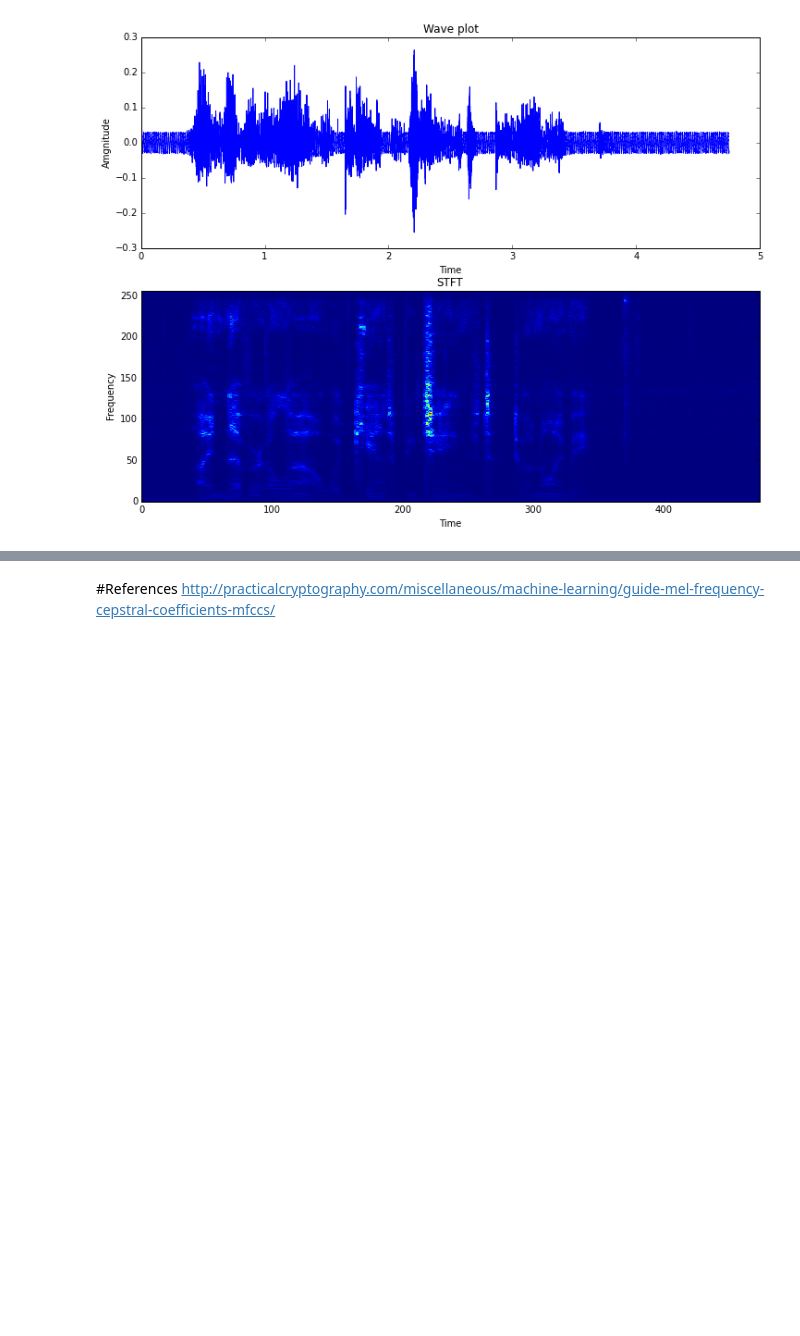
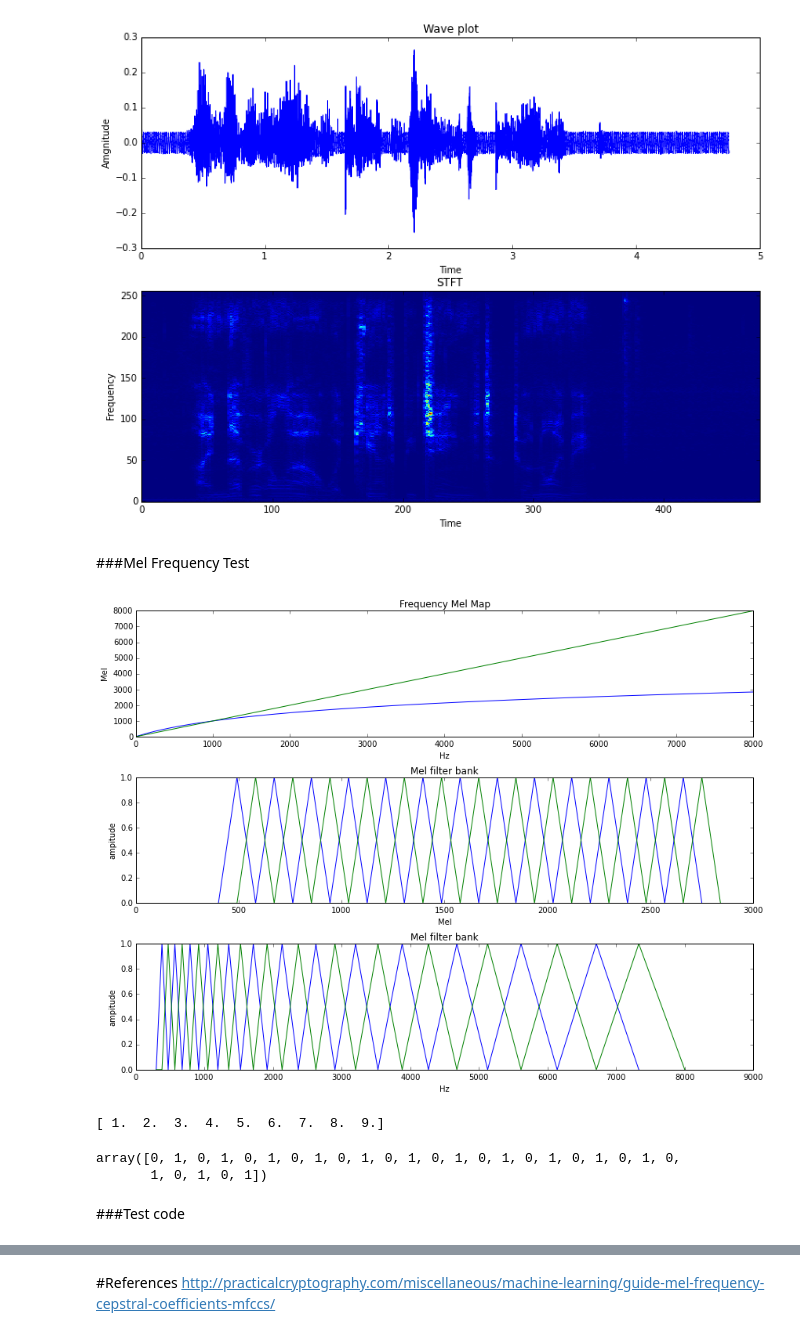
Before and after one commit to lambdalpha/ml4, a Jupyter notebook: notebooks/Speech Recognition Step 1 Data preparation.ipynb, the cells around one changed output, grey strips where cells are left out. Cells and saved outputs as stored; diff of their text form; code cells hidden in the pictures; blank space fills up the shorter version.

Commit message:
Added Mel filterbanks

```diff
--- a/notebooks/Speech Recognition Step 1 Data preparation.ipynb
+++ b/notebooks/Speech Recognition Step 1 Data preparation.ipynb
@@ -141,14 +142,26 @@ def stft(frames, nfft=512):
 
 def specpower(sigfft, nfft=512):
     """using the result of stft to calculate the power"""
-    mag = np.absolute(sigfft) # magnitude
+    mag = np.absolute(sigfft) # Magnitude spectrum computation
     return 1. / nfft * np.square(mag)
 
 def logspecpower(specpow, threshold='y'):
     """log10 of spectrum power"""
+    #FIXME
     pth = max(specpow) * 1e-20
-    logspec = np.log10(specpow)
+    logspec = np.log10(max(specpow, pth))
     return logspec
+
+def meltrifilter(n=26, framerate=16000, lower=300, upper=8000):
+    """Compute Mel-spaced filterbank"""
+    mlow = hz2mel(lower)
+    mup  = hz2mel(upper)
+    mstep = (mup - mlow) / (n + 1)
+    # num of points = num of triangulars + 2
+    N = n + 2
+    M = np.array(range(0, N)) * mstep + mlow
+    H = mel2hz(M)
+    return (M, H)
 
 def mfcc_compute(signal, ncep=13, wlen=0.0250,step=0.010, alpha=0.97, samplereate=16000):
     """compute mfcc"""
@@ -224,6 +209,60 @@ emphasised signal is  [ -6.10351562e-04   1.66015625e-03  -1.03744507e-02  -5.95
    1.25854492e-03  -1.80297852e-03   1.64794922e-05  -2.38067627e-03
    2.46276855e-04   2.22137451e-03]
 [figure]
+# %% [markdown]
+###Mel Frequency Test
+# %%
+import matplotlib
+import matplotlib.pyplot as plt
+#matplotlib.style.use('ggplot')
+%matplotlib inline
+
+hz = np.array(range(0, 8000))
+mel = hz2mel(hz)
+fs = 16000
+filternum = 20
+
+hz2 = mel2hz(mel)
+(M, H) = meltrifilter(26, 16000, 300, 8000)
+index = range(0, 26+2)
+
+y1 = np.array([ x % 2 for x in range(0, 26+2)])
+y2 = np.append([0], y1[0:-1])
+
+
+plt.figure(figsize=(12,9))
+plt.subplot(3,1,1)
+plt.plot(hz, mel)
+plt.plot(hz, hz)
+plt.xlabel('Hz')
+plt.ylabel('Mel')
+plt.title("Frequency Mel Map")
+
+# plot mel filter banks
+plt.subplot(3,1,2)
+plt.plot(M[:-1],y1[:-1])
+plt.plot(M, y2)
+plt.xlabel('Mel')
+plt.ylabel('ampitude')
+plt.title("Mel filter bank")
+
+plt.subplot(3,1,3)
+plt.plot(H[:-1],y1[:-1])
+plt.plot(H, y2)
+plt.xlabel('Hz')
+plt.ylabel('ampitude')
+plt.title("Mel filter bank")
+plt.tight_layout()
+plt.show()
+print(hz2[1:10])
+y1
+# %% [output]
+[figure, added]
+[ 1.  2.  3.  4.  5.  6.  7.  8.  9.]
+array([0, 1, 0, 1, 0, 1, 0, 1, 0, 1, 0, 1, 0, 1, 0, 1, 0, 1, 0, 1, 0, 1, 0,
+       1, 0, 1, 0, 1])
+# %% [markdown]
+###Test code
 # %%
 N = len(sig)
 n = 400
```
Also changed, not shown: parts of 8 cells of this notebook.
